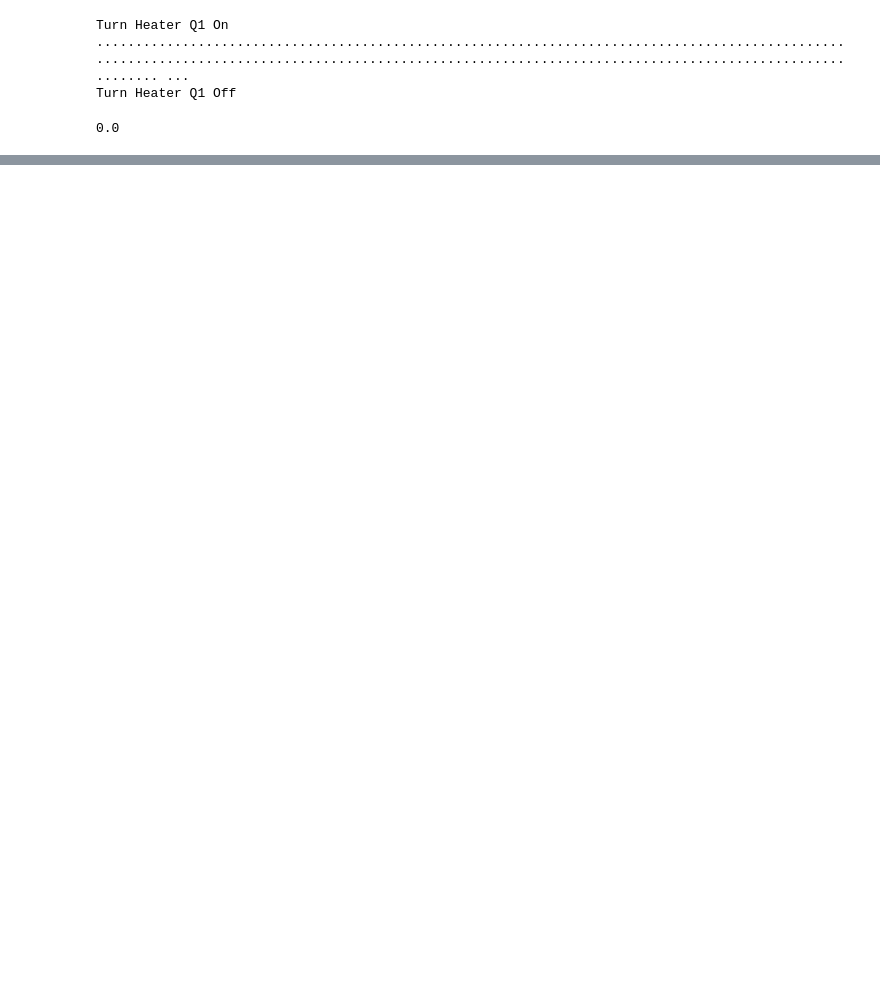
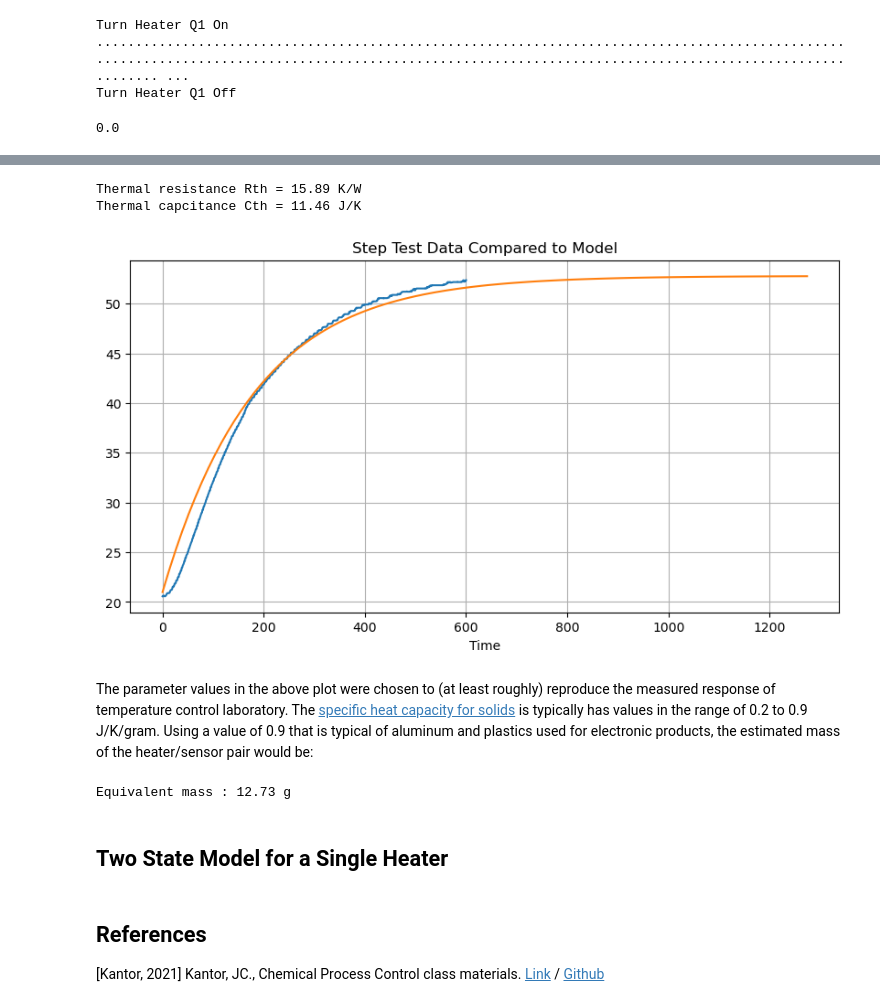
Before and after one commit to SizingLab/SystemsEngineeringIntroduction, a Jupyter notebook: notebook/06a_TD2_TCLab_IdentificationStep.ipynb, the cells around one changed output, grey strips where cells are left out. Cells and saved outputs as stored; diff of their text form; code cells hidden in the pictures; blank space fills up the shorter version.

```diff
--- a/notebook/06a_TD2_TCLab_IdentificationStep.ipynb
+++ b/notebook/06a_TD2_TCLab_IdentificationStep.ipynb
@@ -230,0 +467,43 @@ df.to_csv('Step_Test_Data.csv')
+# %%
+%matplotlib inline
+import numpy as np                  # basic package for numerical calculations
+import matplotlib.pyplot as plt     # plotting package
+from scipy.signal import step       # Import from scipy of the step response
+
+# parameter values and units
+P1 = 0.5*4                 # watts
+Rth = K1*50/P1              # watts/deg C
+Cth = tau1/Rth                 # joules/deg C
+T_ambient = 21         # ambient temperature
+
+# First order step response
+num = [Rth]
+den = [Rth*Cth, 1]
+t, y = step(system=(num, den))
+T1_est = T_ambient  + P1*y
+
+plt.figure(figsize=(10,5))
+ax = plt.subplot(1,1,1)
+df['T1'].plot(ax = ax, grid=True)
+plt.plot(t,T1_est)
+plt.title('Step Test Data Compared to Model')
+
+#Print data
+print("Thermal resistance Rth = %.2f K/W"%Rth)
+print("Thermal capcitance Cth = %.2f J/K"%Cth)
+# %% [output]
+Thermal resistance Rth = 15.89 K/W
+Thermal capcitance Cth = 11.46 J/K
+[figure, added]
+# %% [markdown]
+The parameter values in the above plot were chosen to (at least roughly) reproduce the measured response of temperature control laboratory. The [specific heat capacity for solids](https://en.wikipedia.org/wiki/Heat_capacity) is typically has values in the range of 0.2 to 0.9 J/K/gram. Using a value of 0.9 that is typical of aluminum and plastics used for electronic products, the estimated mass of the heater/sensor pair would be:
+# %%
+print("Equivalent mass : %.2f g"%(Cth/0.9))
+# %% [output]
+Equivalent mass : 12.73 g
+# %% [markdown]
+## Two State Model for a Single Heater
+# %% [markdown]
+## References
+
+[Kantor, 2021] Kantor, JC., Chemical Process Control class materials. [Link](https://jckantor.github.io/cbe30338-2021/) / [Github](https://github.com/jckantor/cbe30338-2021)
```
Also changed, not shown: parts of 36 cells of this notebook, 9 other files.
